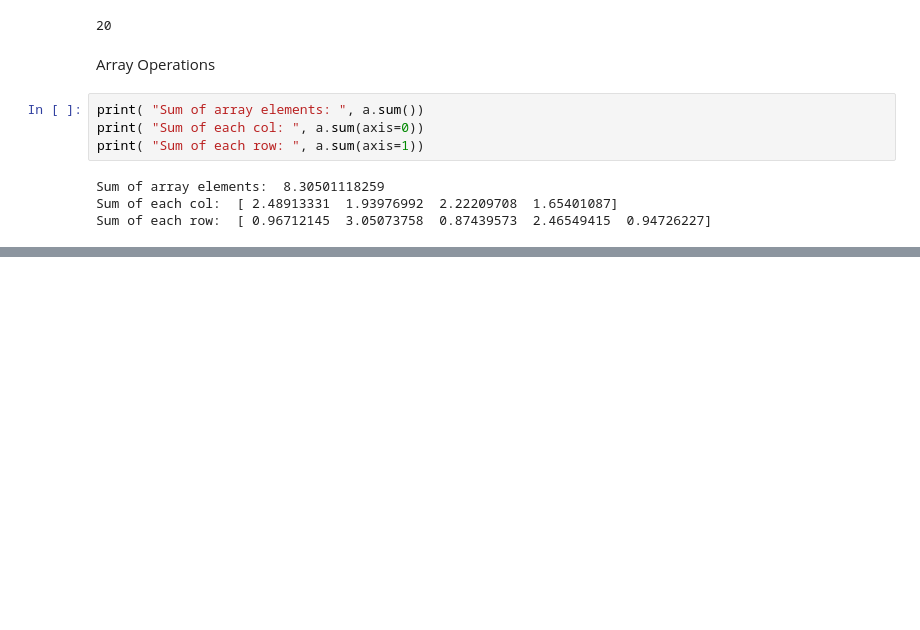
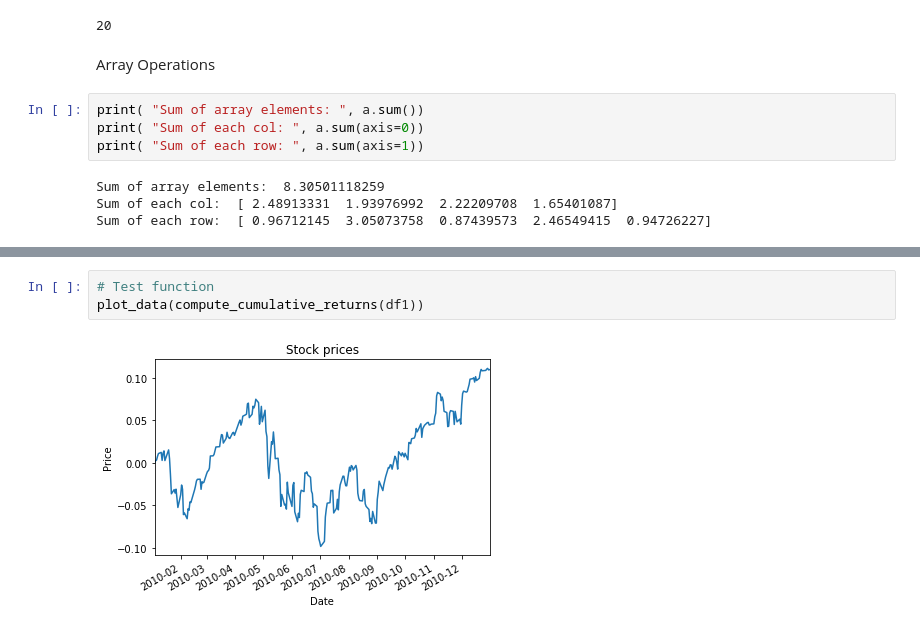
Before and after one commit to kmalhan/ml_trade, a Jupyter notebook: read_stock_data.ipynb, the cells around one changed output, grey strips where cells are left out. Cells and saved outputs as stored; diff of their text form; blank space fills up the shorter version.

```diff
--- a/read_stock_data.ipynb
+++ b/read_stock_data.ipynb
@@ -300,0 +421,5 @@ Sum of each row:  [ 0.96712145  3.05073758  0.87439573  2.46549415  0.94726227]
+# %%
+# Test function
+plot_data(compute_cumulative_returns(df1))
+# %% [output]
+[figure, added]
```
Also changed, not shown: parts of 15 cells of this notebook.
